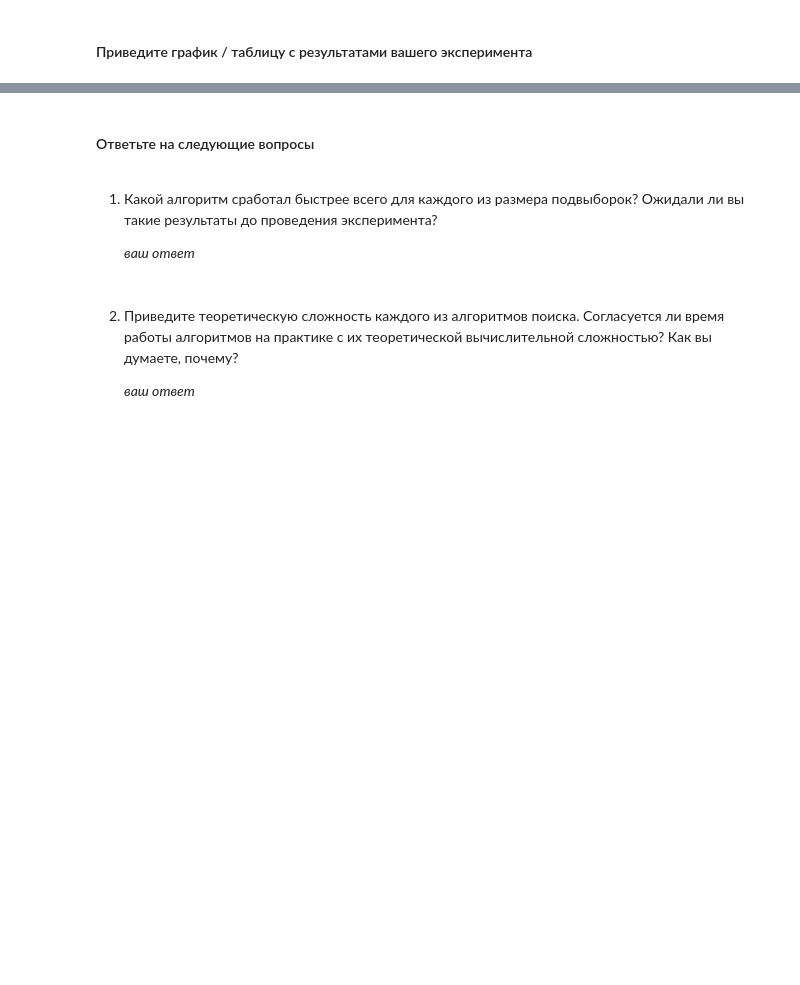
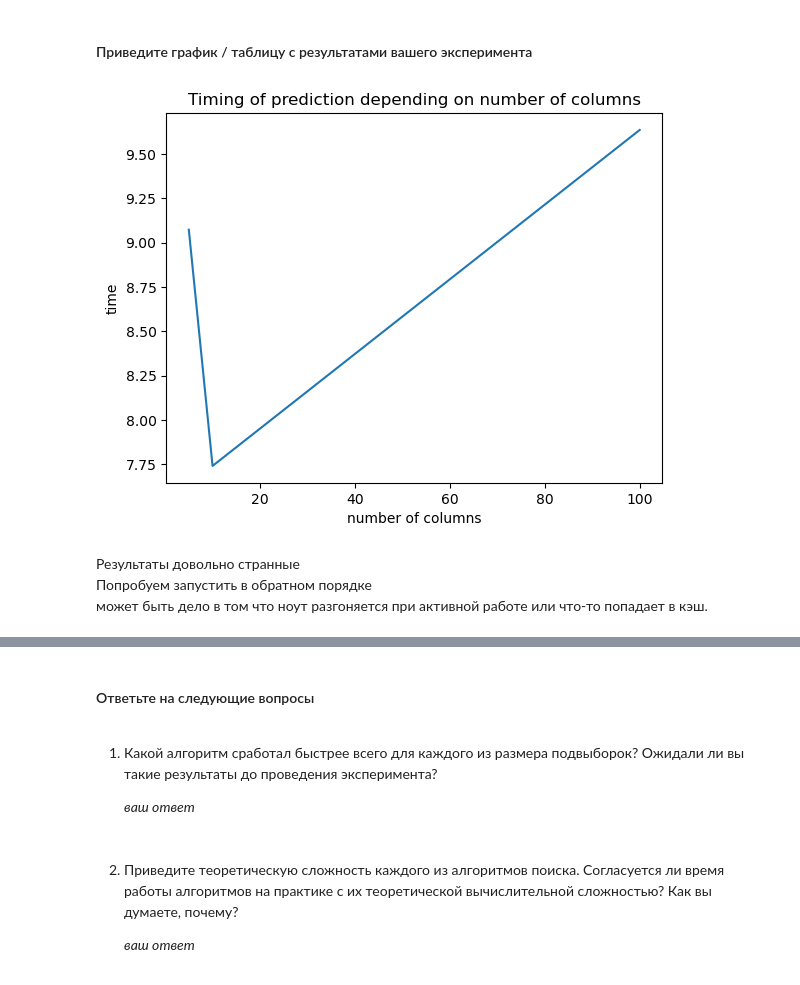
Before and after one commit to grach0v/AI_Masters, a Jupyter notebook: Machine_Learning_1/hw/hw3/main_task.ipynb, the cells around one changed output, grey strips where cells are left out. Drawn from its saved outputs; the diff is of its cells as text; code cells hidden in the pictures; blank space fills up the shorter version.

```diff
--- a/Machine_Learning_1/hw/hw3/main_task.ipynb
+++ b/Machine_Learning_1/hw/hw3/main_task.ipynb
@@ -165,0 +139,8 @@ datasets.fetch_openml("mnist_784")
+# %%
+data = datasets.fetch_openml("mnist_784")
+df = pd.DataFrame(
+    data=np.c_[data['data'], data['target']],
+    columns=data['feature_names'] + ['target']
+)
+
+df.head()
@@ -165,0 +155,20 @@ datasets.fetch_openml("mnist_784")
+# %%
+train_X = df.iloc[:60000, :-1]
+train_y = df.iloc[:60000, -1]
+
+test_X = df.iloc[-10000:, :-1].astype(float)
+test_y = df.iloc[-10000: -1]
+# %%
+np.random.seed(123)
+sizes = [5, 10, 100]
+
+size_columns = {size: np.random.choice(df.columns, size, replace=False) for size in sizes}
+times = {}
+
+for size, columns in size_columns.items():
+    print(size, len(columns))
+    model = BatchedKNNClassifier(n_neighbors=5, batch_size=100)
+    model.fit(train_X[columns].values.astype(float), train_y.values)
+    result = %timeit -n 1 -r 1 -o model.predict(test_X[columns].values.astype(float))
+
+    times[size] = result.timings[0]
@@ -169,0 +184,12 @@ datasets.fetch_openml("mnist_784")
+# %%
+plt.title('Timing of prediction depending on number of columns')
+plt.xlabel('number of columns')
+plt.ylabel('time')
+plt.plot(times.keys(), times.values())
+plt.show()
+# %% [output]
+[figure, added]
+# %% [markdown]
+Результаты довольно странные
+Попробуем запустить в обратном порядке
+может быть дело в том что ноут разгоняется при активной работе или что-то попадает в кэш.
```
Also changed, not shown: parts of 10 cells of this notebook, 1 other file.
